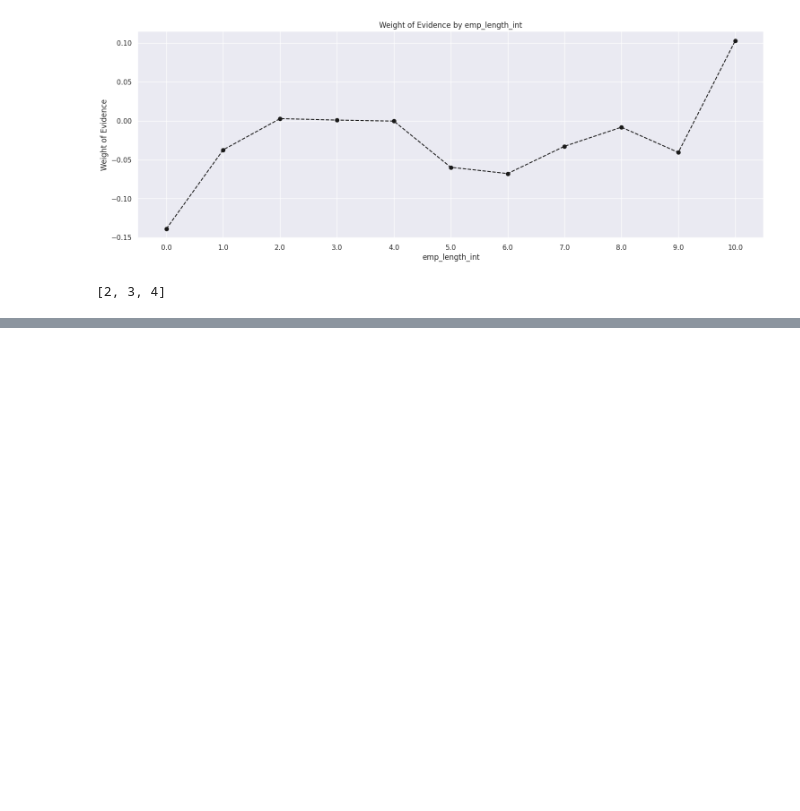
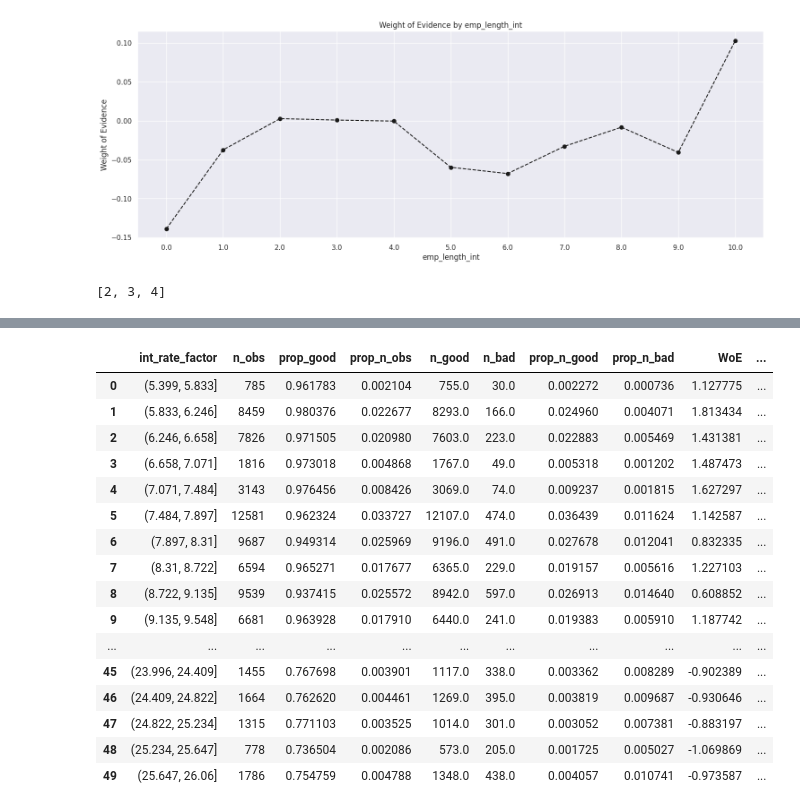
Before and after one commit to pbdanny/PythonProject, a Jupyter notebook: credit_risk_modeling/notebook/CreditRiskModeling_Preparation_4.ipynb, the cells around one changed output, grey strips where cells are left out. Cells and saved outputs as stored; diff of their text form; code cells hidden in the pictures; blank space fills up the shorter version.

```diff
--- a/credit_risk_modeling/notebook/CreditRiskModeling_Preparation_4.ipynb
+++ b/credit_risk_modeling/notebook/CreditRiskModeling_Preparation_4.ipynb
@@ -712,0 +763,21 @@ df_inputs_prepr["emp_length:10"] = np.where(df_inputs_prepr["emp_length_int"].is
+# %%
+df_temp = woe_ordered_continuous(df_inputs_prepr, 'int_rate_factor', df_targets_prepr)
+df_temp
+# %% [output]
+|  | int_rate_factor | n_obs | prop_good | prop_n_obs | n_good | n_bad | prop_n_good | prop_n_bad | WoE | ... |
+| 0 | (5.399, 5.833] | 785 | 0.961783 | 0.002104 | 755.0 | 30.0 | 0.002272 | 0.000736 | 1.127775 | ... |
+| 1 | (5.833, 6.246] | 8459 | 0.980376 | 0.022677 | 8293.0 | 166.0 | 0.024960 | 0.004071 | 1.813434 | ... |
+| 2 | (6.246, 6.658] | 7826 | 0.971505 | 0.020980 | 7603.0 | 223.0 | 0.022883 | 0.005469 | 1.431381 | ... |
+| 3 | (6.658, 7.071] | 1816 | 0.973018 | 0.004868 | 1767.0 | 49.0 | 0.005318 | 0.001202 | 1.487473 | ... |
+| 4 | (7.071, 7.484] | 3143 | 0.976456 | 0.008426 | 3069.0 | 74.0 | 0.009237 | 0.001815 | 1.627297 | ... |
+| 5 | (7.484, 7.897] | 12581 | 0.962324 | 0.033727 | 12107.0 | 474.0 | 0.036439 | 0.011624 | 1.142587 | ... |
+| 6 | (7.897, 8.31] | 9687 | 0.949314 | 0.025969 | 9196.0 | 491.0 | 0.027678 | 0.012041 | 0.832335 | ... |
+| 7 | (8.31, 8.722] | 6594 | 0.965271 | 0.017677 | 6365.0 | 229.0 | 0.019157 | 0.005616 | 1.227103 | ... |
+| 8 | (8.722, 9.135] | 9539 | 0.937415 | 0.025572 | 8942.0 | 597.0 | 0.026913 | 0.014640 | 0.608852 | ... |
+| 9 | (9.135, 9.548] | 6681 | 0.963928 | 0.017910 | 6440.0 | 241.0 | 0.019383 | 0.005910 | 1.187742 | ... |
+| ... | ... | ... | ... | ... | ... | ... | ... | ... | ... | ... |
+| 45 | (23.996, 24.409] | 1455 | 0.767698 | 0.003901 | 1117.0 | 338.0 | 0.003362 | 0.008289 | -0.902389 | ... |
+| 46 | (24.409, 24.822] | 1664 | 0.762620 | 0.004461 | 1269.0 | 395.0 | 0.003819 | 0.009687 | -0.930646 | ... |
+| 47 | (24.822, 25.234] | 1315 | 0.771103 | 0.003525 | 1014.0 | 301.0 | 0.003052 | 0.007381 | -0.883197 | ... |
+| 48 | (25.234, 25.647] | 778 | 0.736504 | 0.002086 | 573.0 | 205.0 | 0.001725 | 0.005027 | -1.069869 | ... |
+| 49 | (25.647, 26.06] | 1786 | 0.754759 | 0.004788 | 1348.0 | 438.0 | 0.004057 | 0.010741 | -0.973587 | ... |
```
Also changed, not shown: parts of 13 cells of this notebook.
